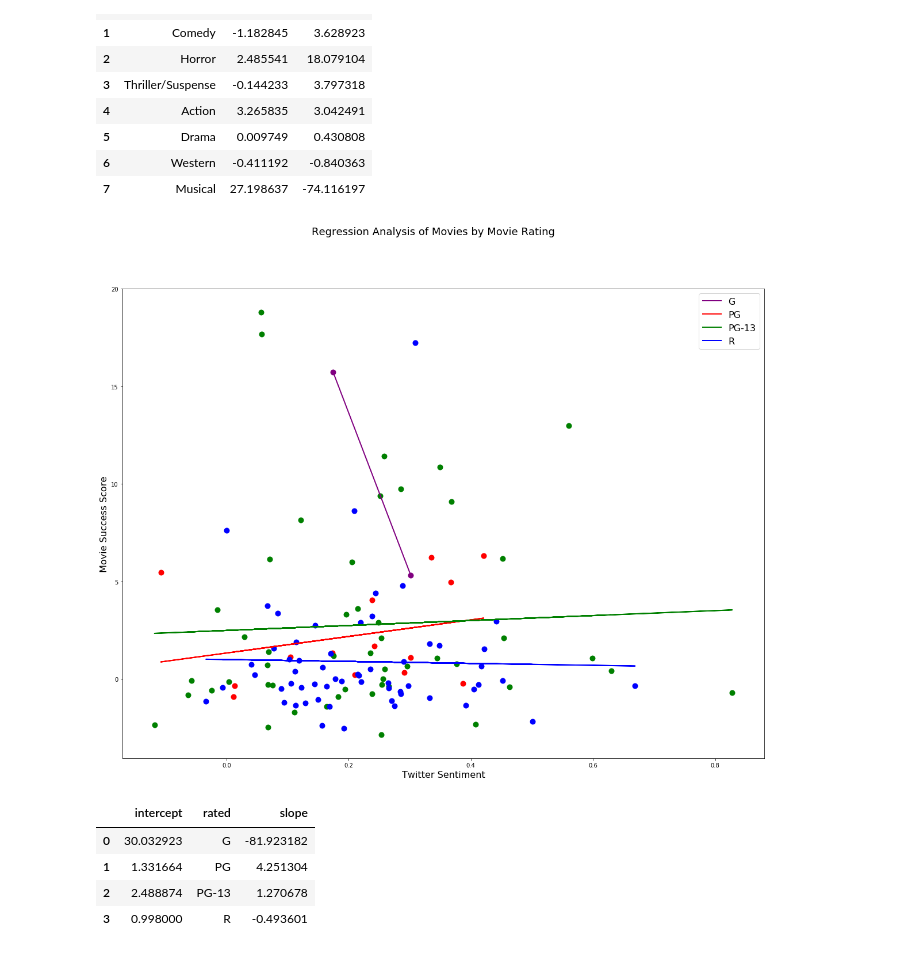
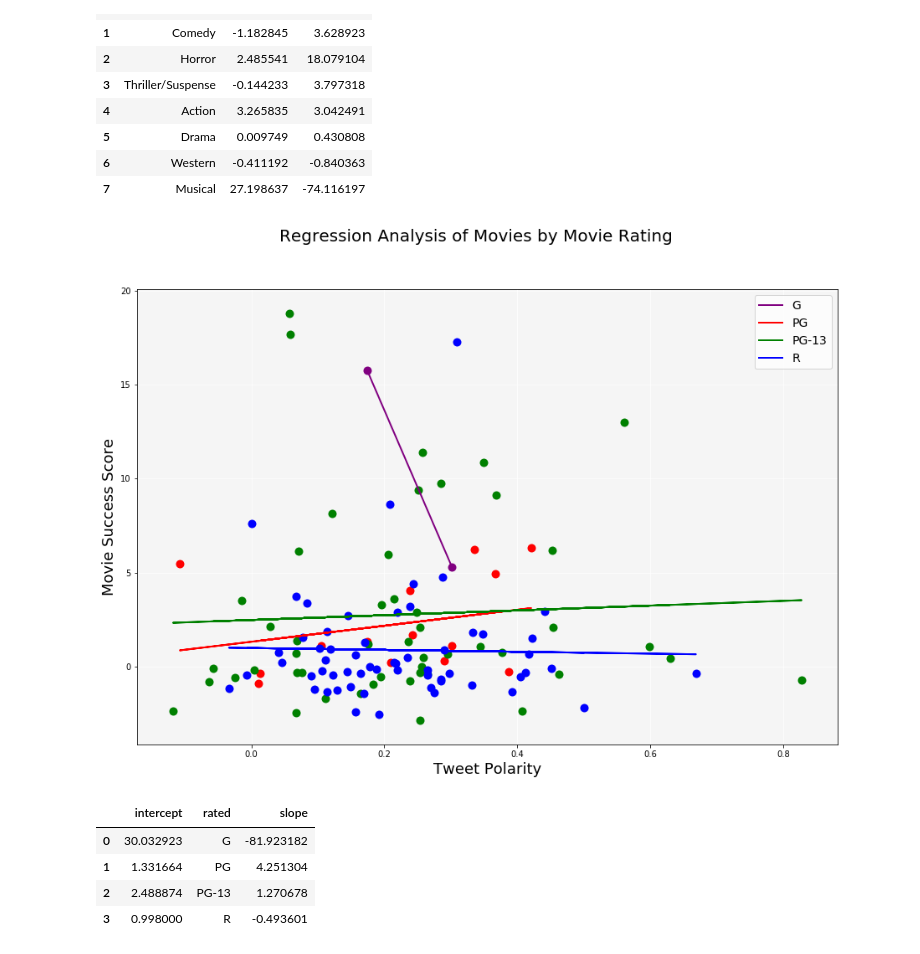
Before and after one commit to Jayleh/dream-reapers, a Jupyter notebook: graphing.ipynb, the cells around one changed output. Saved outputs shown, nothing was run; the diff lists cells and outputs as text; code cells hidden in the pictures.

```diff
--- a/graphing.ipynb
+++ b/graphing.ipynb
@@ -75,7 +83,7 @@ plt.show()
 colors = ["red","orange","gold","green","blue","purple","grey","pink","black","brown"]
 g_list = []
 
-fig, gx = plt.subplots(figsize=(20, 15))
+fig, gx = plt.subplots(figsize=(15, 10))
 
 for x in np.arange(len(genres)):
     g = genres[x]
@@ -86,13 +94,21 @@ for x in np.arange(len(genres)):
     g_list.append(g_dict)
     gx.plot(genre['compound'], gfit, color = colors[x], label = g, linewidth = 2)
     gx.scatter(genre['compound'], genre['ztotal'], s = 100, linewidth=0, marker="o", color=colors[x], label = None)
-    gx.set_ylabel("Movie Success Score", size=16)
-    gx.set_xlabel("Twitter Sentiment", size=16)
-    gx.legend (loc='best', bbox_to_anchor=(1,1), fontsize=16)
-    fig.suptitle('Regression Analysis of Movies by Genre', size=18)
+    gx.set_ylabel("Movie Success Score (Z-Total)", size=18)
+    gx.set_xlabel("Tweet Polarity", size=18)
+    gx.legend (loc='best', bbox_to_anchor=(1,1), fontsize=14)
+    fig.suptitle('Regression Analysis of Movies by Genre', size=20)
 
 g_df = pd.DataFrame(g_list)
 
+# Set axes background color
+ax = plt.gca()
+ax.set_facecolor('whitesmoke')
+
+# Insert grid lines and set behind plot elements
+ax.grid(color='white')
+ax.set_axisbelow(True)
+
 plt.savefig("images/GenreSentimentVsScoreRegression.png")
 plt.show()
 # %% [output]
@@ -113,32 +129,40 @@ g_df.head(10)
 # %%
 #3 Matt: rated vs. success score with regression
 colors = ["purple","red","green","blue"]
 rated = ["G","PG","PG-13","R"]
 r_list = []
 
-fig, rx = plt.subplots(figsize=(20, 15))
+fig, rx = plt.subplots(figsize=(15, 10))
 # plt.figure(figsize=(10,7))
 
 for x in np.arange(len(rated)):
     r = rated[x]
     rate = movie_data_df.loc[(movie_data_df['rated'] == r)]
     (rslope, rintercept, _, _, _) = stats.linregress(rate['compound'], rate['ztotal'])
     rfit = (rslope * rate['compound']) + rintercept
     r_dict = {"rated": r, "slope":rslope, "intercept":rintercept}
     r_list.append(r_dict)
     rx.plot(rate['compound'], rfit, color = colors[x], label = r, linewidth = 2)
     rx.scatter(rate['compound'], rate['ztotal'], s = 100, linewidth=0, marker="o", color=colors[x], label = None)
-    rx.set_ylabel("Movie Success Score", size=16)
-    rx.set_xlabel("Twitter Sentiment", size=16)
-    rx.legend (loc='best', bbox_to_anchor=(1,1), fontsize=16)
-    fig.suptitle('Regression Analysis of Movies by Movie Rating',size=18)
+    rx.set_ylabel("Movie Success Score", size=18)
+    rx.set_xlabel("Tweet Polarity", size=18)
+    rx.legend (loc='best', bbox_to_anchor=(1,1), fontsize=14)
+    fig.suptitle('Regression Analysis of Movies by Movie Rating',size=20)
 
 r_df = pd.DataFrame(r_list)
 
+# Set axes background color
+ax = plt.gca()
+ax.set_facecolor('whitesmoke')
+
+# Insert grid lines and set behind plot elements
+ax.grid(color='white')
+ax.set_axisbelow(True)
+
 plt.savefig("images/RatedSentimentVsScoreRegression.png")
 plt.show()
 # %% [output]
-[figure, old version]
+[figure, new version]
 # %%
 r_df[['rated','slope','intercept']]
 r_df.head()
```
Also changed, not shown: parts of 10 cells of this notebook, 13 other files.
